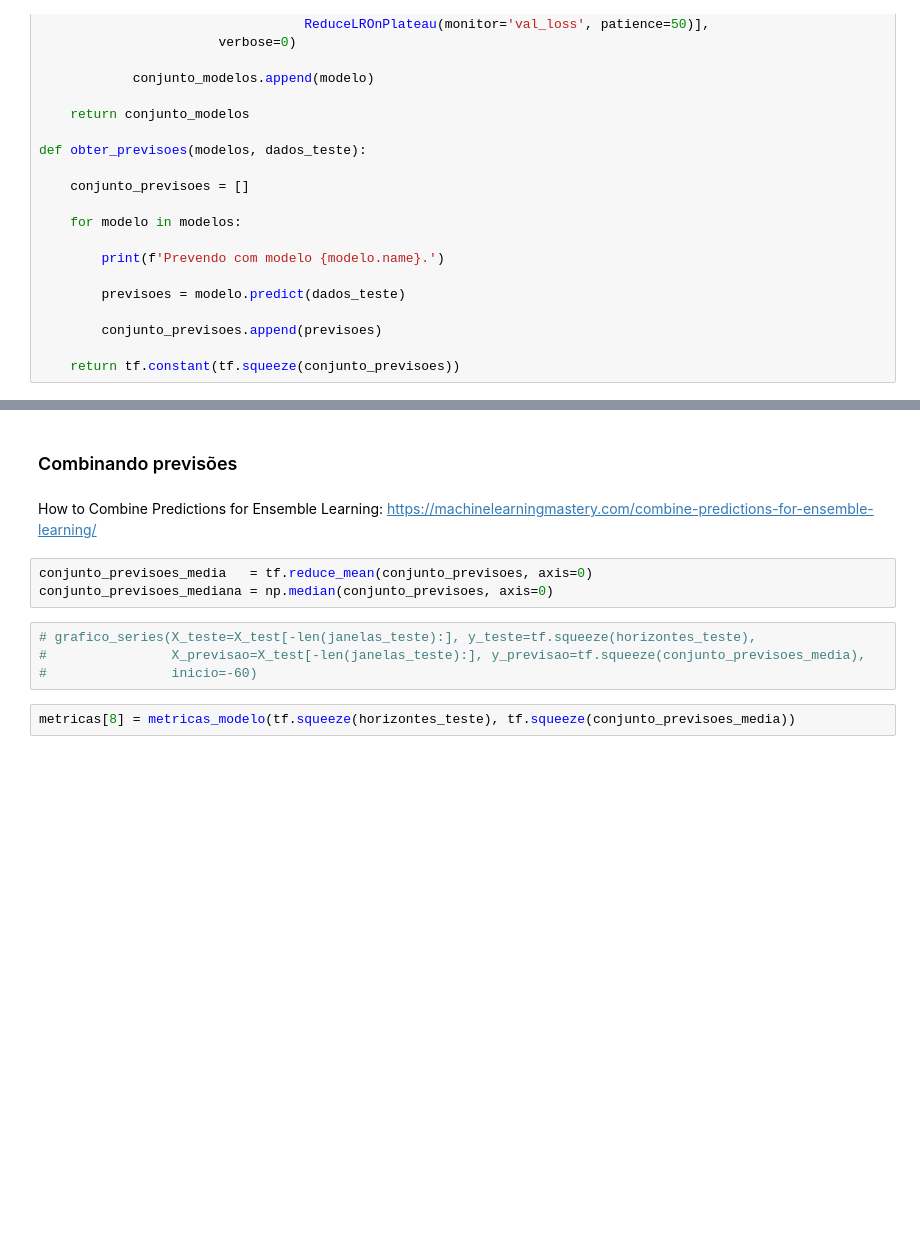
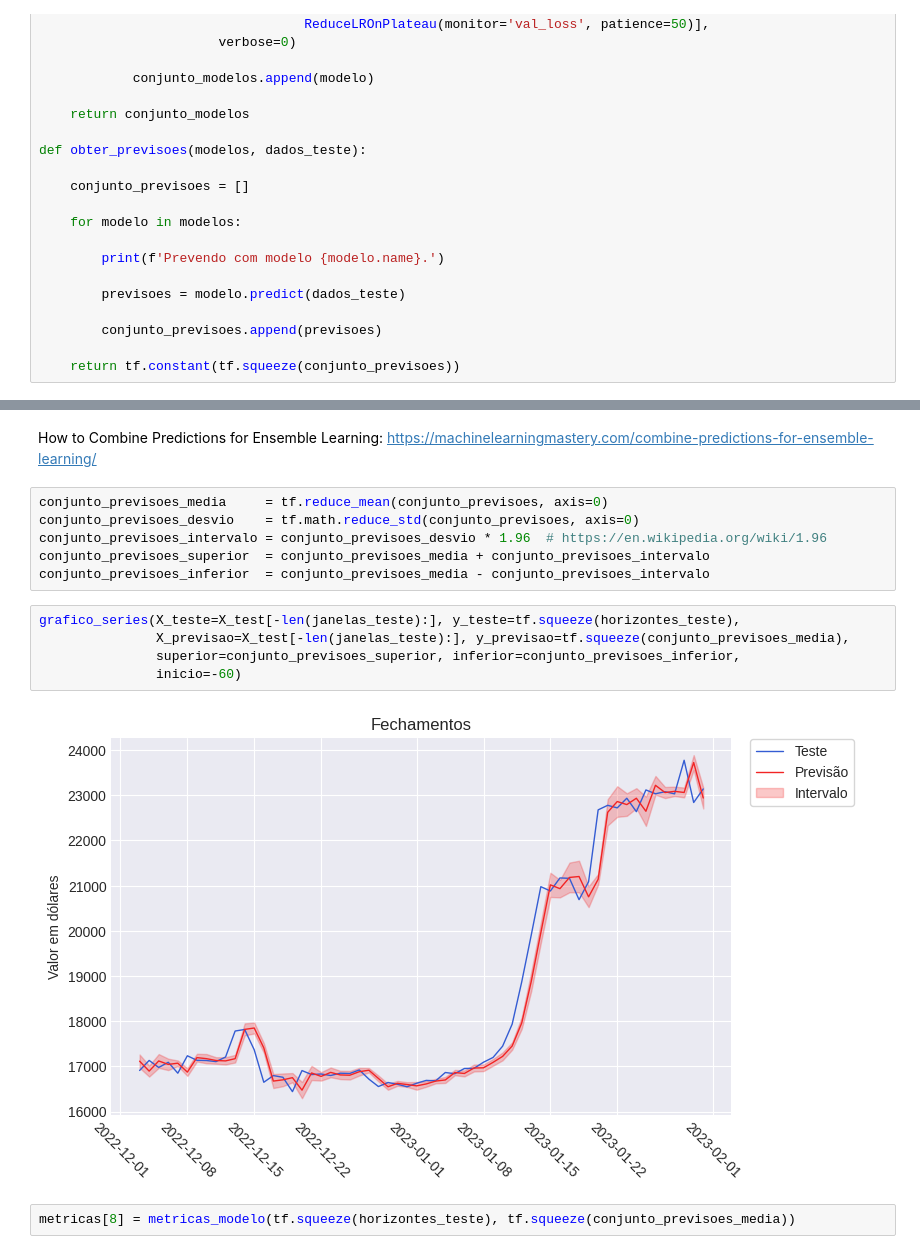
Before and after one commit to flohmannjr/tensorflow_curso, a Jupyter notebook: TensorFlow_MP3_BitPredict.ipynb, the cells around one changed output, grey strips where cells are left out. Saved outputs shown, nothing was run; the diff lists cells and outputs as text; blank space fills up the shorter version.

```diff
--- a/TensorFlow_MP3_BitPredict.ipynb
+++ b/TensorFlow_MP3_BitPredict.ipynb
@@ -1075,13 +1069,17 @@ Wall time: 961 ms
-# %% [markdown]
-### Combinando previsões
 # %% [markdown]
 How to Combine Predictions for Ensemble Learning: https://machinelearningmastery.com/combine-predictions-for-ensemble-learning/
-# %%
-conjunto_previsoes_media   = tf.reduce_mean(conjunto_previsoes, axis=0)
-conjunto_previsoes_mediana = np.median(conjunto_previsoes, axis=0)
+# %%
+conjunto_previsoes_media     = tf.reduce_mean(conjunto_previsoes, axis=0)
+conjunto_previsoes_desvio    = tf.math.reduce_std(conjunto_previsoes, axis=0)
+conjunto_previsoes_intervalo = conjunto_previsoes_desvio * 1.96  # https://en.wikipedia.org/wiki/1.96
+conjunto_previsoes_superior  = conjunto_previsoes_media + conjunto_previsoes_intervalo
+conjunto_previsoes_inferior  = conjunto_previsoes_media - conjunto_previsoes_intervalo
 # %%
-# grafico_series(X_teste=X_test[-len(janelas_teste):], y_teste=tf.squeeze(horizontes_teste),
-#                X_previsao=X_test[-len(janelas_teste):], y_previsao=tf.squeeze(conjunto_previsoes_media),
-#                inicio=-60)
+grafico_series(X_teste=X_test[-len(janelas_teste):], y_teste=tf.squeeze(horizontes_teste),
+               X_previsao=X_test[-len(janelas_teste):], y_previsao=tf.squeeze(conjunto_previsoes_media),
+               superior=conjunto_previsoes_superior, inferior=conjunto_previsoes_inferior,
+               inicio=-60)
+# %% [output]
+[figure, added]
 # %%
 metricas[8] = metricas_modelo(tf.squeeze(horizontes_teste), tf.squeeze(conjunto_previsoes_media))
```
Also changed, not shown: parts of 39 cells of this notebook.
